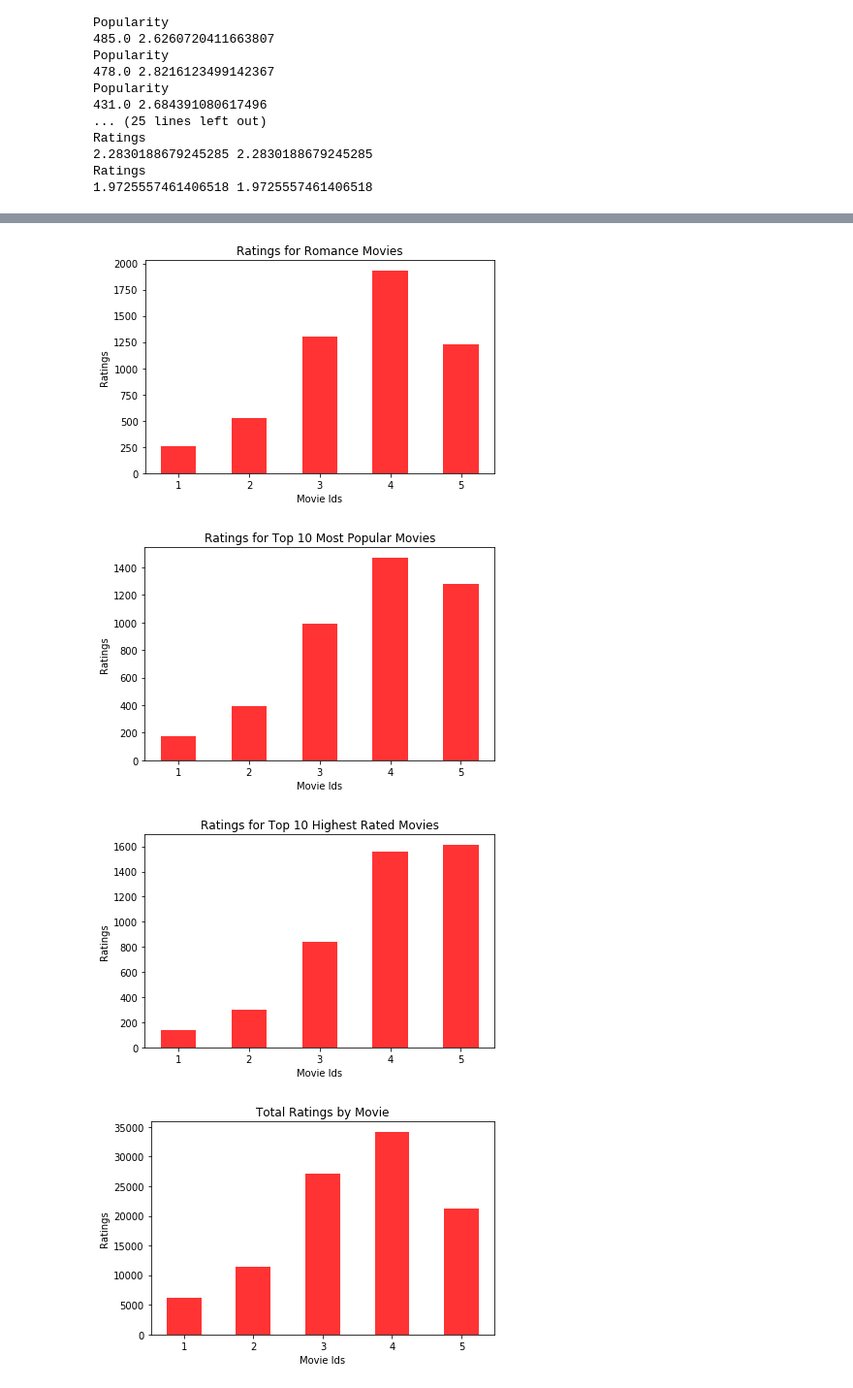
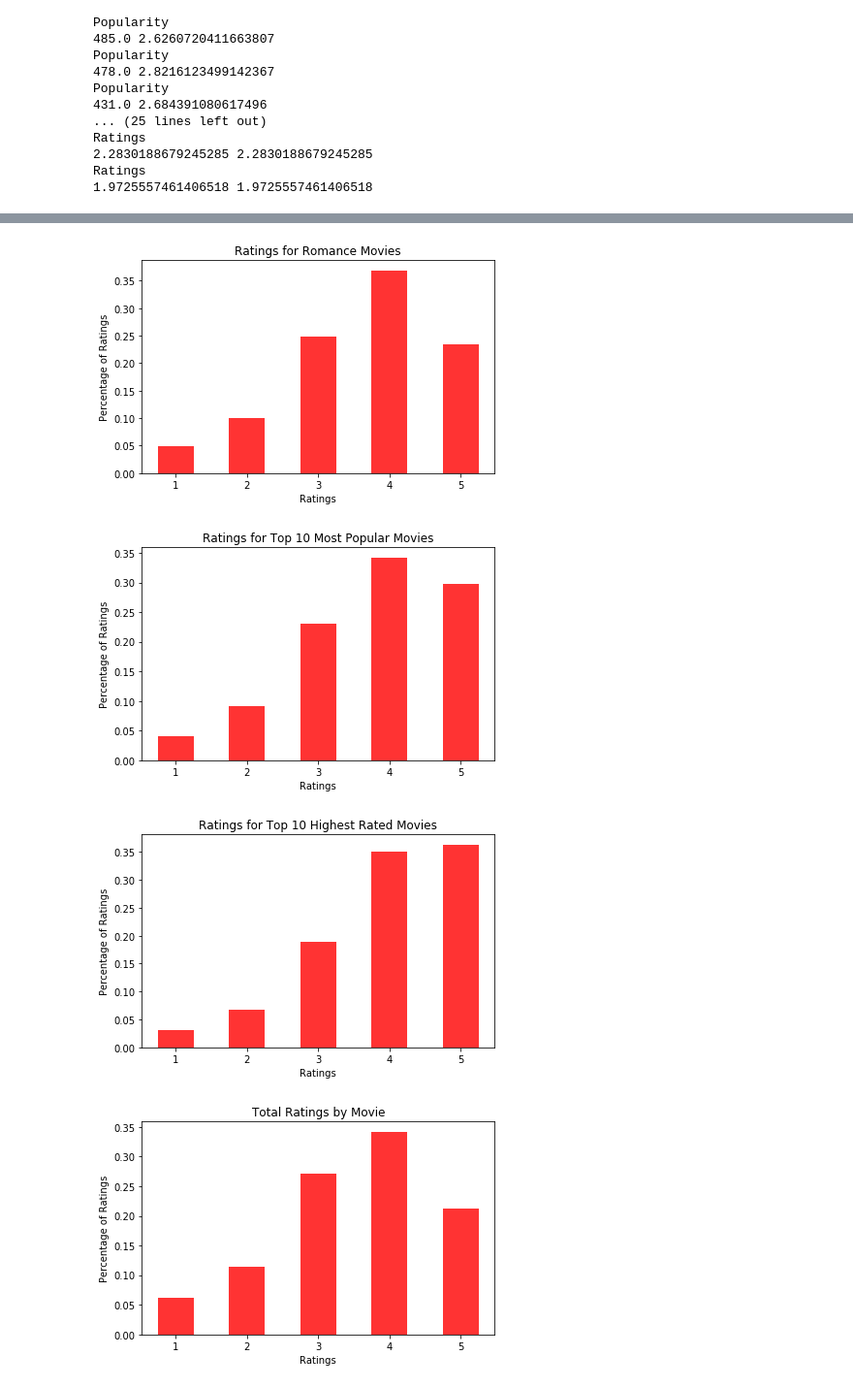
Before and after one commit to aguerra7002/CS155Project2, a Jupyter notebook: project2_p4.ipynb, the cells around one changed output, grey strips where cells are left out. Shown: that part at 97% size. Drawn from its saved outputs; the diff is of its cells as text; code cells hidden in the pictures.

```diff
--- a/project2_p4.ipynb
+++ b/project2_p4.ipynb
@@ -181,6 +201,7 @@ two_rate = 0
 three_rate = 0
 four_rate = 0
 five_rate = 0
+total_rate = 0
 
 for p in range(romance.shape[0]):
     v = romance[p]
@@ -189,6 +210,14 @@ for p in range(romance.shape[0]):
     three_rate += y[int(v), 2]
     four_rate += y[int(v), 3]
     five_rate += y[int(v), 4]
+    total_rate += np.sum(y[int(v), :])
+
+one_rate /= total_rate
+two_rate /= total_rate
+three_rate /= total_rate
+four_rate /= total_rate
+five_rate /= total_rate
+total_rate /= total_rate
 
 # create plot
 fig, ax = plt.subplots()
@@ -201,15 +230,16 @@ alpha=opacity,
 color='r',
 label='Ratings')
 
-plt.xlabel('Movie Ids')
-plt.ylabel('Ratings')
+plt.xlabel('Ratings')
+plt.ylabel('Percentage of Ratings')
 plt.title('Ratings for Romance Movies')
 plt.xticks(index, range(1, 6))
 
 plt.tight_layout()
+plt.savefig('p4.3.png')
 plt.show()
 # %% [output]
-[figure, old version]
+[figure, new version]
 # %%
 # data to plot 2
 n_groups = 5
@@ -218,6 +248,7 @@ two_rate = 0
 three_rate = 0
 four_rate = 0
 five_rate = 0
+total_rate = 0
 
 for p in range(pop_ind.shape[0]):
     v = pop_ind[p]
@@ -226,6 +257,14 @@ for p in range(pop_ind.shape[0]):
     three_rate += y[int(v), 2]
     four_rate += y[int(v), 3]
     five_rate += y[int(v), 4]
+    total_rate += np.sum(y[int(v), :])
+
+one_rate /= total_rate
+two_rate /= total_rate
+three_rate /= total_rate
+four_rate /= total_rate
+five_rate /= total_rate
+total_rate /= total_rate
 
 # create plot
 fig, ax = plt.subplots()
@@ -238,15 +277,16 @@ alpha=opacity,
 color='r',
 label='Ratings')
 
-plt.xlabel('Movie Ids')
-plt.ylabel('Ratings')
+plt.xlabel('Ratings')
+plt.ylabel('Percentage of Ratings')
 plt.title('Ratings for Top 10 Most Popular Movies')
 plt.xticks(index, range(1, 6))
 
 plt.tight_layout()
+plt.savefig('p2.png')
 plt.show()
 # %% [output]
-[figure, old version]
+[figure, new version]
 # %%
 # data to plot 3
 n_groups = 5
@@ -255,6 +295,7 @@ two_rate = 0
 three_rate = 0
 four_rate = 0
 five_rate = 0
+total_rate = 0
 
 for p in range(rat_ind.shape[0]):
     v = rat_ind[p]
@@ -263,6 +304,14 @@ for p in range(rat_ind.shape[0]):
     three_rate += y[int(v), 2]
     four_rate += y[int(v), 3]
     five_rate += y[int(v), 4]
+    total_rate += np.sum(y[int(v), :])
+
+one_rate /= total_rate
+two_rate /= total_rate
+three_rate /= total_rate
+four_rate /= total_rate
+five_rate /= total_rate
+total_rate /= total_rate
 
 # create plot
 fig, ax = plt.subplots()
@@ -275,41 +324,44 @@ alpha=opacity,
 color='r',
 label='Ratings')
 
-plt.xlabel('Movie Ids')
-plt.ylabel('Ratings')
+plt.xlabel('Ratings')
+plt.ylabel('Percentage of Ratings')
 plt.title('Ratings for Top 10 Highest Rated Movies')
 plt.xticks(index, range(1, 6))
 
 plt.tight_layout()
+plt.savefig('p3.png')
 plt.show()
 # %% [output]
-[figure, old version]
+[figure, new version]
 # %%
 # data to plot 1
 n_groups = 5
-one = np.sum(y[:, 0])
-two = np.sum(y[:, 1])
-three = np.sum(y[:, 2])
-four = np.sum(y[:, 3])
-five = np.sum(y[:, 4])
+total_rate += np.sum(y[:, :])
+one = np.sum(y[:, 0]) / total_rate
+two = np.sum(y[:, 1]) / total_rate
+three = np.sum(y[:, 2]) / total_rate
+four = np.sum(y[:, 3]) / total_rate
+five = np.sum(y[:, 4]) / total_rate
 
 # create plot
 fig, ax = plt.subplots()
 index = np.arange(n_groups)
 bar_width = 0.5
 opacity = 0.8
 
 rects1 = plt.bar(index, [one, two, three, four, five], bar_width,
 alpha=opacity,
 color='r',
 label='Ratings')
 
-plt.xlabel('Movie Ids')
-plt.ylabel('Ratings')
+plt.xlabel('Ratings')
+plt.ylabel('Percentage of Ratings')
 plt.title('Total Ratings by Movie')
 plt.xticks(index, range(1, 6))
 
 plt.tight_layout()
+plt.savefig('p1.png')
 plt.show()
 # %% [output]
-[figure, old version]
+[figure, new version]
```
Also changed, not shown: parts of 2 cells of this notebook, 7 other files.
